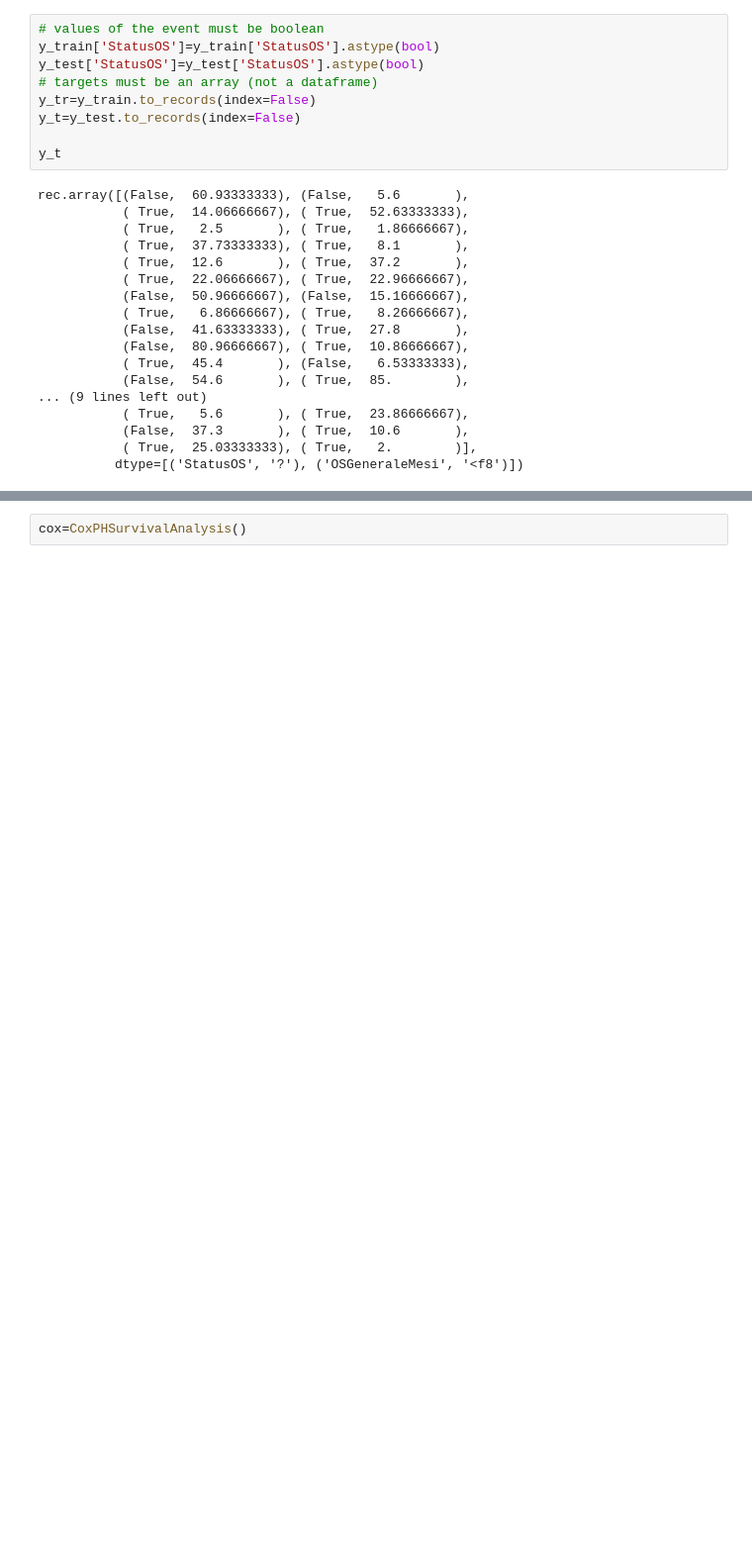
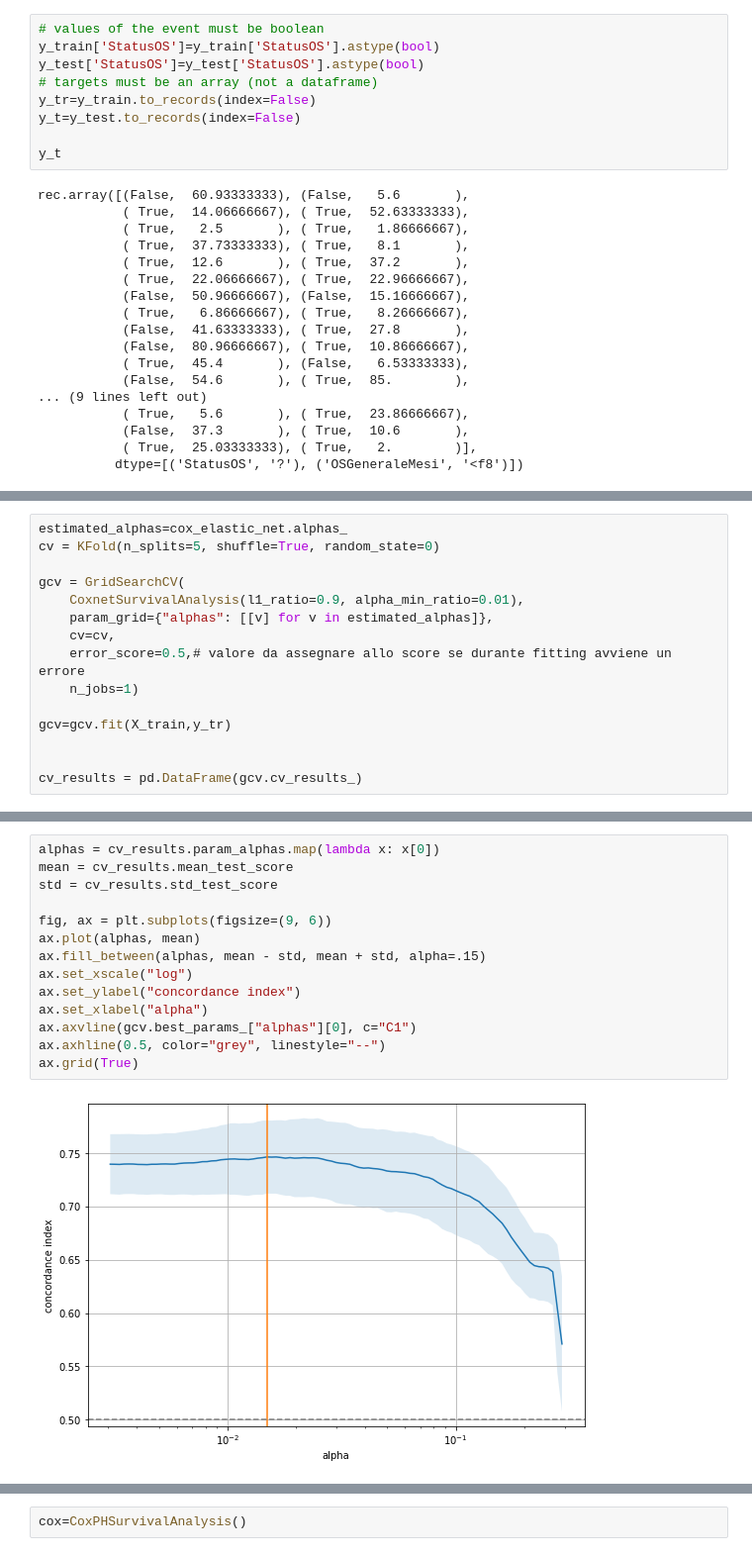
Before and after one commit to matteo9903/master_thesis, a Jupyter notebook: survival analysis.ipynb, the cells around one changed output, grey strips where cells are left out. Shown at 99% size. Drawn from its saved outputs; the diff is of its cells as text; blank space fills up the shorter version.

```diff
--- a/survival analysis.ipynb
+++ b/survival analysis.ipynb
@@ -388,0 +520,15 @@ rec.array([(False,  60.93333333), (False,   5.6       ),
+# %%
+estimated_alphas=cox_elastic_net.alphas_
+cv = KFold(n_splits=5, shuffle=True, random_state=0)
+
+gcv = GridSearchCV(
+    CoxnetSurvivalAnalysis(l1_ratio=0.9, alpha_min_ratio=0.01),
+    param_grid={"alphas": [[v] for v in estimated_alphas]},
+    cv=cv,
+    error_score=0.5,# valore da assegnare allo score se durante fitting avviene un errore
+    n_jobs=1)
+
+gcv=gcv.fit(X_train,y_tr)
+
+
+cv_results = pd.DataFrame(gcv.cv_results_)
@@ -388,0 +551,16 @@ rec.array([(False,  60.93333333), (False,   5.6       ),
+# %%
+alphas = cv_results.param_alphas.map(lambda x: x[0])
+mean = cv_results.mean_test_score
+std = cv_results.std_test_score
+
+fig, ax = plt.subplots(figsize=(9, 6))
+ax.plot(alphas, mean)
+ax.fill_between(alphas, mean - std, mean + std, alpha=.15)
+ax.set_xscale("log")
+ax.set_ylabel("concordance index")
+ax.set_xlabel("alpha")
+ax.axvline(gcv.best_params_["alphas"][0], c="C1")
+ax.axhline(0.5, color="grey", linestyle="--")
+ax.grid(True)
+# %% [output]
+[figure, added]
```
Also changed, not shown: parts of 47 cells of this notebook.
